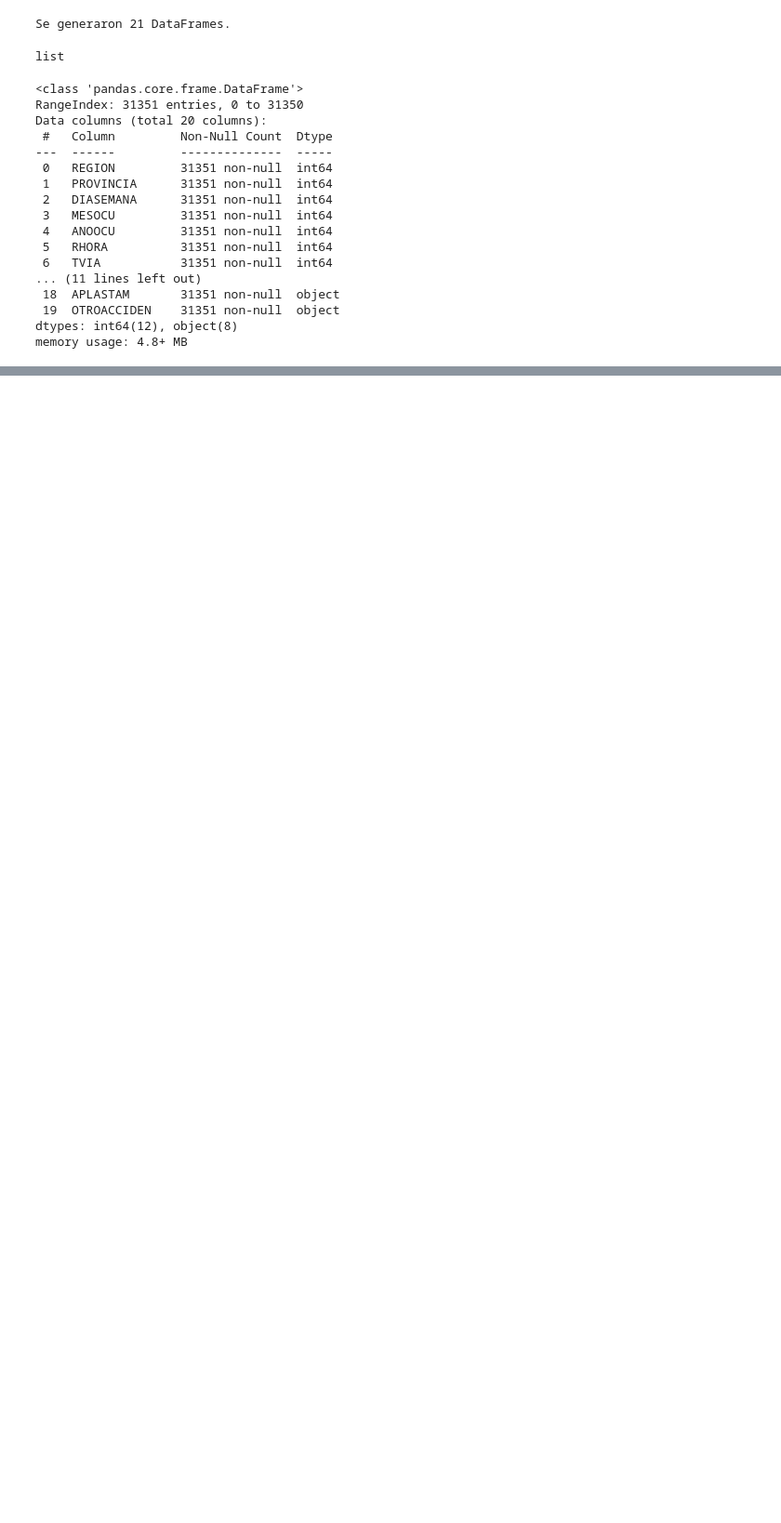
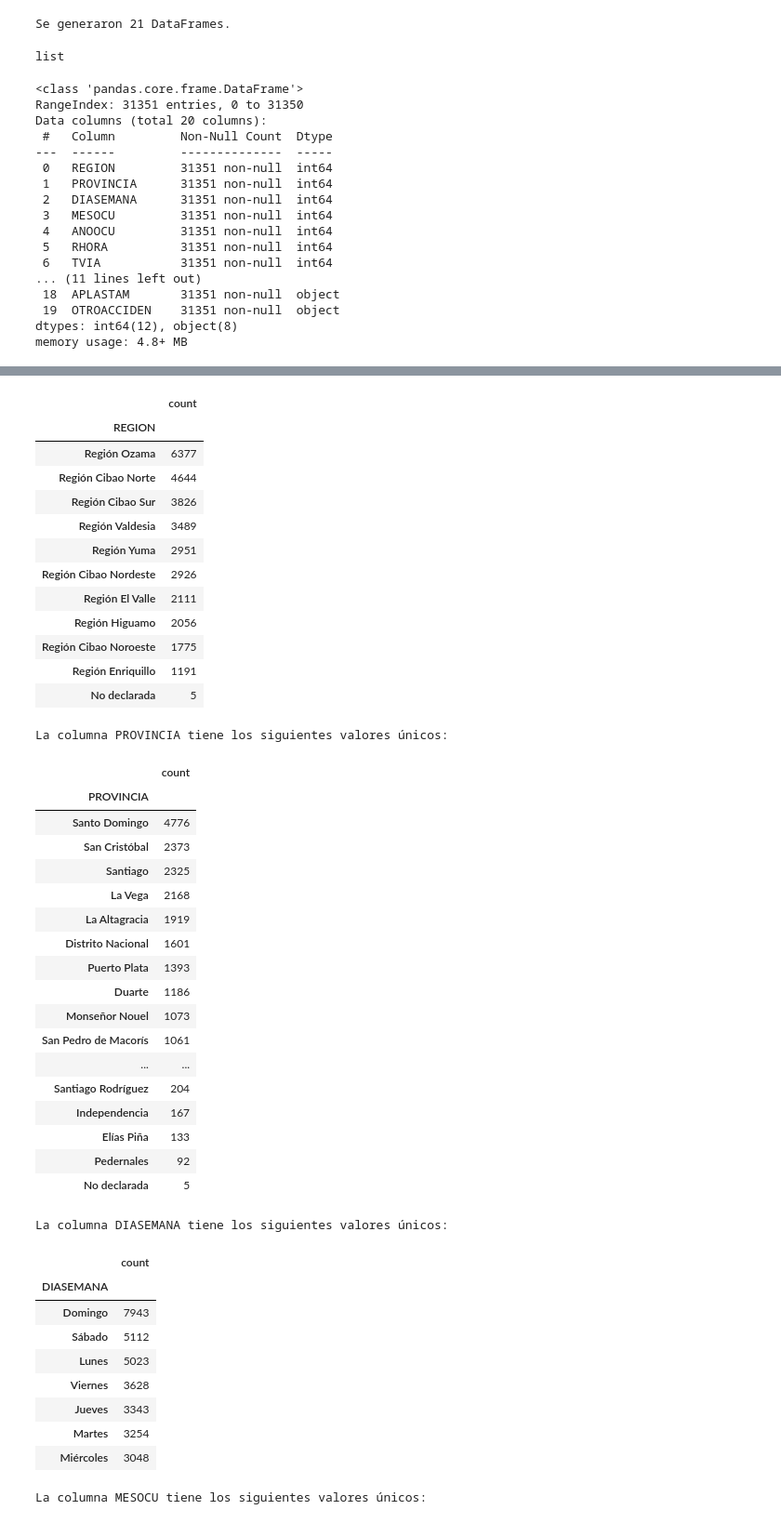
Before and after one commit to ngcarvajall/Accidentes_mortales_RD, a Jupyter notebook: Notebooks/Defunciones.ipynb, the cells around one changed output, grey strips where cells are left out. Shown at 93% size. Saved outputs shown, nothing was run; the diff lists cells and outputs as text; code cells hidden in the pictures; blank space fills up the shorter version.

```diff
--- a/Notebooks/Defunciones.ipynb
+++ b/Notebooks/Defunciones.ipynb
@@ -461,0 +436,3 @@ df_llena
+# %%
+f.exploracion_dataframe(df_llena)
+# %% [output]
@@ -461,0 +471,43 @@ df_llena
+|  | count |
+| REGION |  |
+| Región Ozama | 6377 |
+| Región Cibao Norte | 4644 |
+| Región Cibao Sur | 3826 |
+| Región Valdesia | 3489 |
+| Región Yuma | 2951 |
+| Región Cibao Nordeste | 2926 |
+| Región El Valle | 2111 |
+| Región Higuamo | 2056 |
+| Región Cibao Noroeste | 1775 |
+| Región Enriquillo | 1191 |
+| No declarada | 5 |
+La columna PROVINCIA tiene los siguientes valores únicos:
+|  | count |
+| PROVINCIA |  |
+| Santo Domingo | 4776 |
+| San Cristóbal | 2373 |
+| Santiago | 2325 |
+| La Vega | 2168 |
+| La Altagracia | 1919 |
+| Distrito Nacional | 1601 |
+| Puerto Plata | 1393 |
+| Duarte | 1186 |
+| Monseñor Nouel | 1073 |
+| San Pedro de Macorís | 1061 |
+| ... | ... |
+| Santiago Rodríguez | 204 |
+| Independencia | 167 |
+| Elías Piña | 133 |
+| Pedernales | 92 |
+| No declarada | 5 |
+La columna DIASEMANA tiene los siguientes valores únicos:
+|  | count |
+| DIASEMANA |  |
+| Domingo | 7943 |
+| Sábado | 5112 |
+| Lunes | 5023 |
+| Viernes | 3628 |
+| Jueves | 3343 |
+| Martes | 3254 |
+| Miércoles | 3048 |
+La columna MESOCU tiene los siguientes valores únicos:
```
Also changed, not shown: parts of 7 cells of this notebook, 3 other files.
